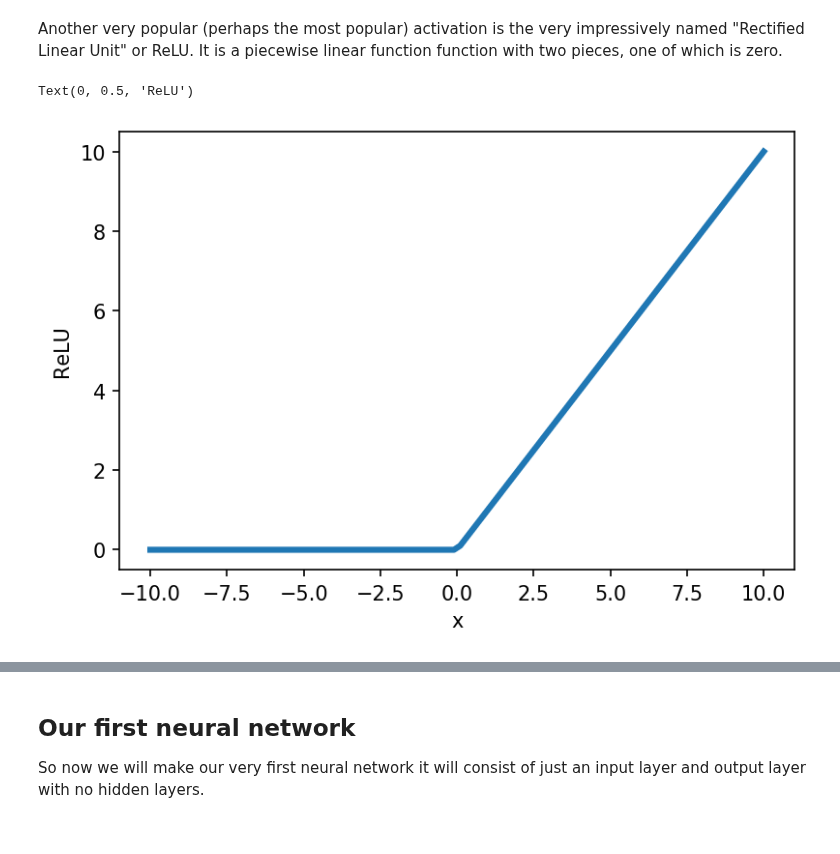
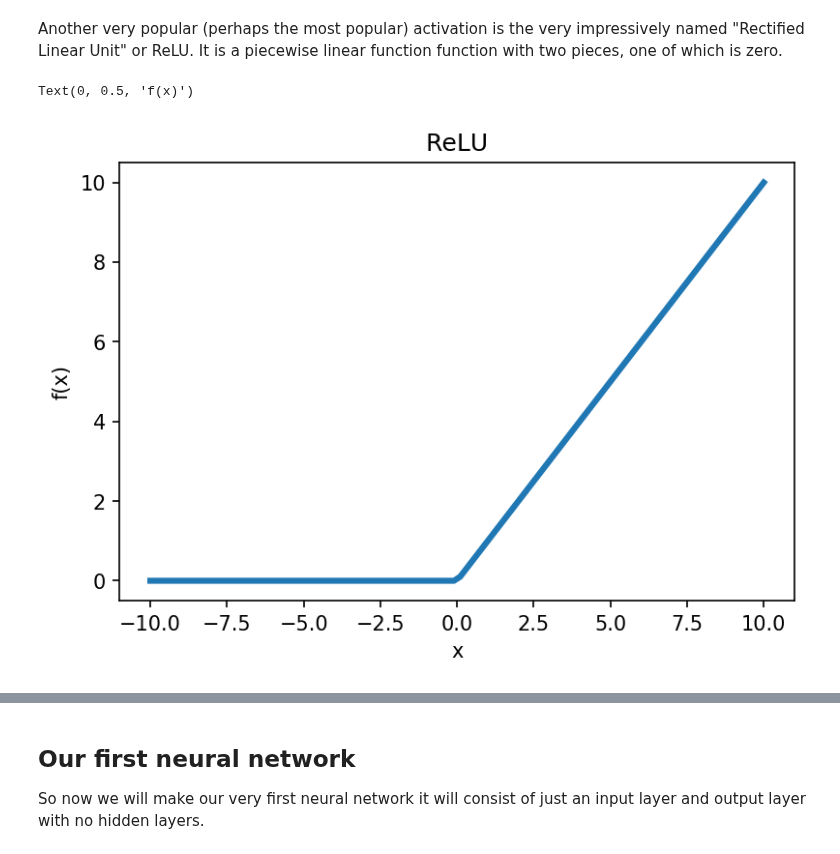
Before and after one commit to nichol77/mlForPhysicists, a Jupyter notebook: Week1_NeuralNetwork.ipynb, the cells around one changed output, grey strips where cells are left out. Saved outputs shown, nothing was run; the diff lists cells and outputs as text; code cells hidden in the pictures.

```diff
--- a/Week1_NeuralNetwork.ipynb
+++ b/Week1_NeuralNetwork.ipynb
@@ -50,10 +51,11 @@ Another very popular (perhaps the most popular) activation is the very impressiv
 # %%
 #Plot the ReLU
 fig, ax = plt.subplots()  #I like to make plots using this silly fig,ax method but plot how you like
 x=np.linspace(-10,10,100)  #Get 100 points from -10 to 10
 ax.plot(x,x*(x>0),linewidth=3)  #Plot x vs ReLU with a linewidth of 5
 ax.set_xlabel("x")
-ax.set_ylabel("ReLU")
+ax.set_title("ReLU")
+ax.set_ylabel("f(x)")
 # %% [output]
-Text(0, 0.5, 'ReLU')
+Text(0, 0.5, 'f(x)')
-[figure, old version]
+[figure, new version]
```
Also changed, not shown: parts of 4 cells of this notebook, 6 other files.
